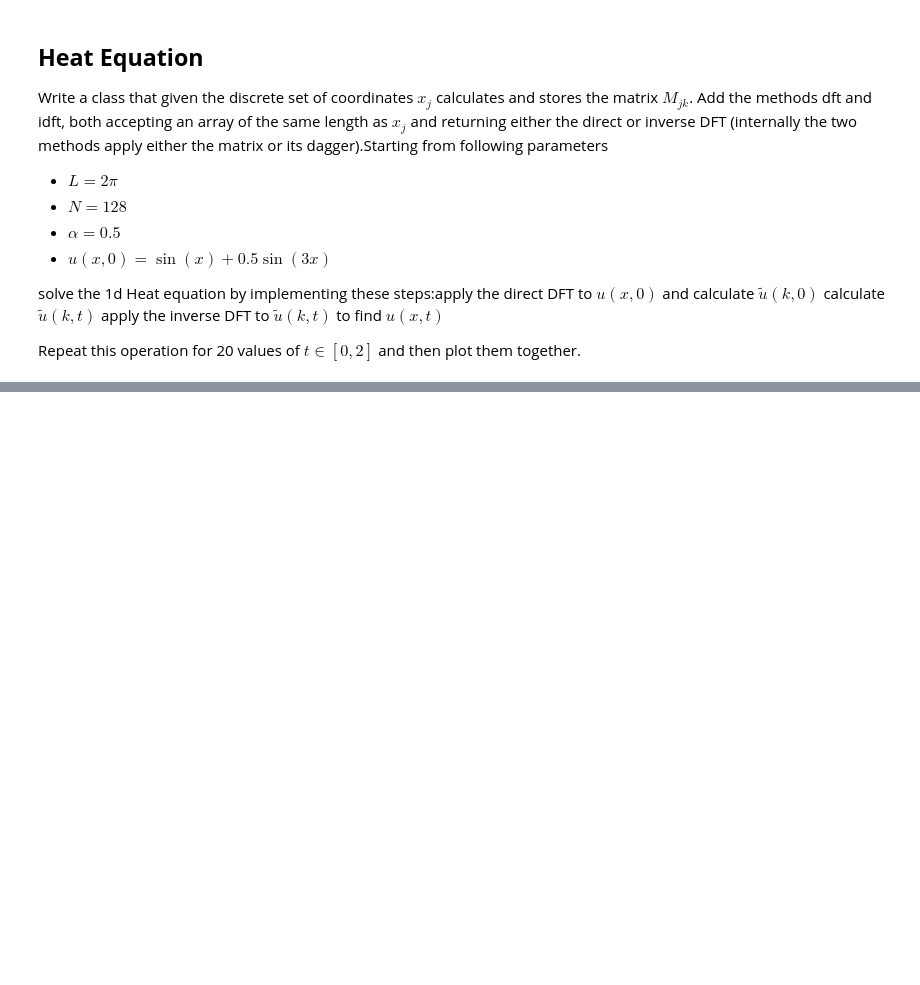
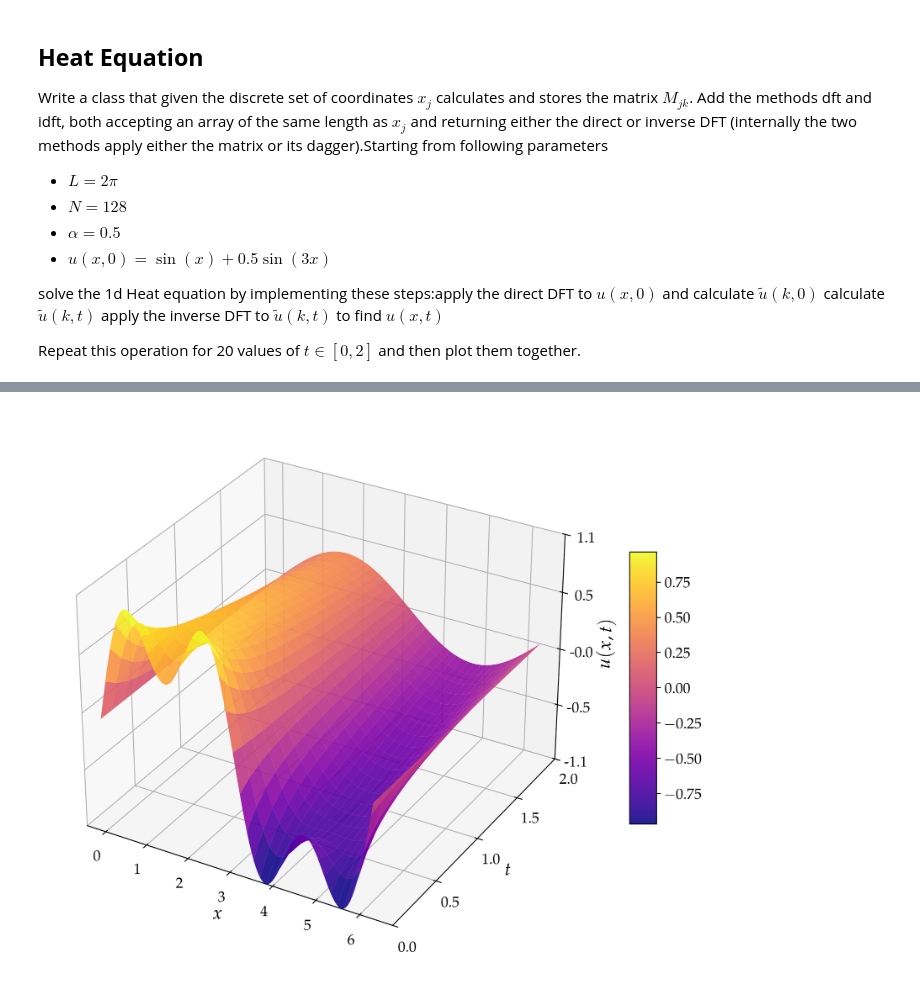
Before and after one commit to mvolpato-unimib/Lab_comp, a Jupyter notebook: ex10/ft.ipynb, the cells around one changed output, grey strips where cells are left out. Saved outputs shown, nothing was run; the diff lists cells and outputs as text; code cells hidden in the pictures; blank space fills up the shorter version.

```diff
--- a/ex10/ft.ipynb
+++ b/ex10/ft.ipynb
@@ -115,0 +113,37 @@ plt.show()
+# %%
+import matplotlib.ticker as ticker
+
+U = np.zeros((len(times), len(xcoo)))
+for i, ti in enumerate(times):
+    u_pt = udf_0 * np.exp(-alpha * ps**2 * ti)
+    u_t = heat_dft.idft(u_pt)
+    U[i, :] = u_t.real
+
+X, T = np.meshgrid(xcoo, times)
+
+fig = plt.figure(figsize=(10, 7))
+ax = fig.add_subplot(111, projection='3d')
+
+surf = ax.plot_surface(X, T, U, cmap='plasma', edgecolor='none', alpha=0.9)
+
+ax.set_ylim(times.min(), times.max())
+ax.yaxis.set_major_locator(ticker.LinearLocator(5))
+ax.yaxis.set_major_formatter(ticker.FormatStrFormatter('%.1f'))
+
+ax.set_zlim(U.min(), U.max())
+ax.zaxis.set_major_locator(ticker.LinearLocator(5))
+ax.zaxis.set_major_formatter(ticker.FormatStrFormatter('%.1f'))
+
+ax.set_xlabel(r'$x$')
+ax.set_ylabel(r'$t$')
+ax.set_zlabel(r'$u(x,t)$')
+
+cabr = fig.colorbar(surf, ax=ax, shrink=0.5, aspect=10)
+cbar.set_label(r'$u(x,t)$')
+ax.view_init(elev=30, azim=-60)
+
+plt.tight_layout()
+plt.savefig('plots/heat_sol_3d.png')
+plt.show()
+# %% [output]
+[figure, added]
```
Also changed, not shown: parts of 3 cells of this notebook, 19 other files.
